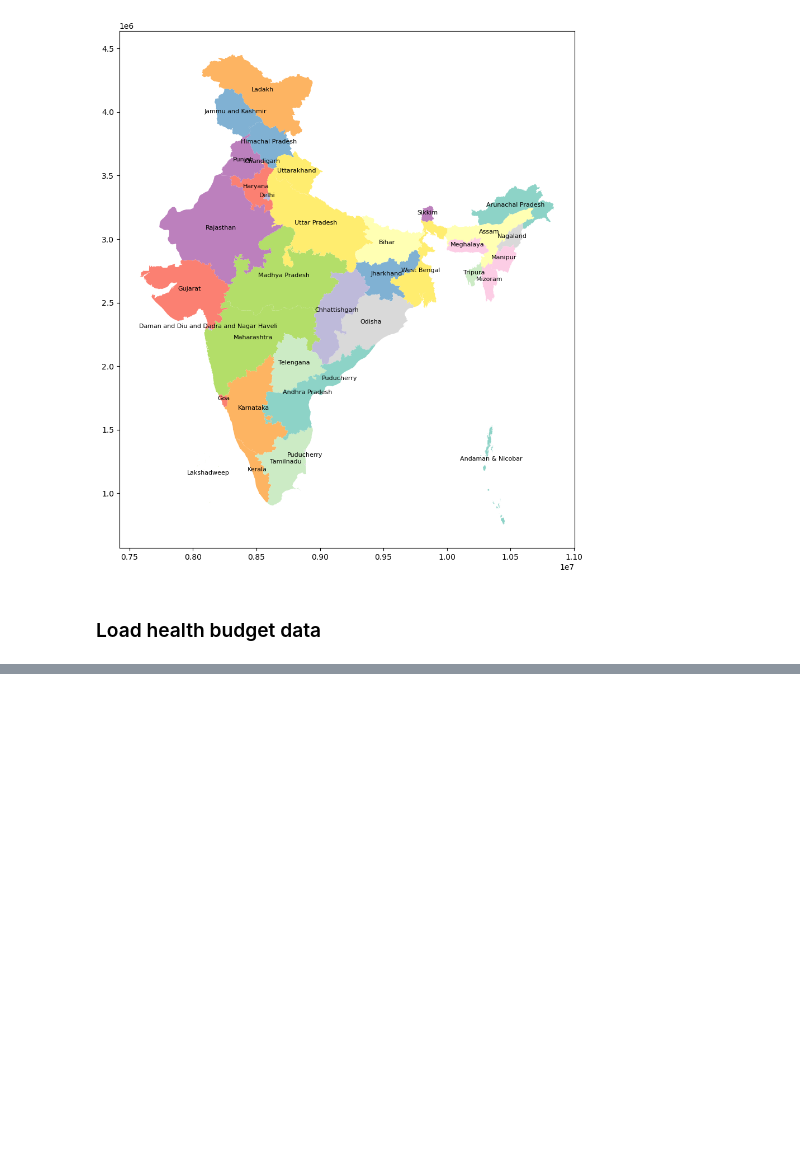
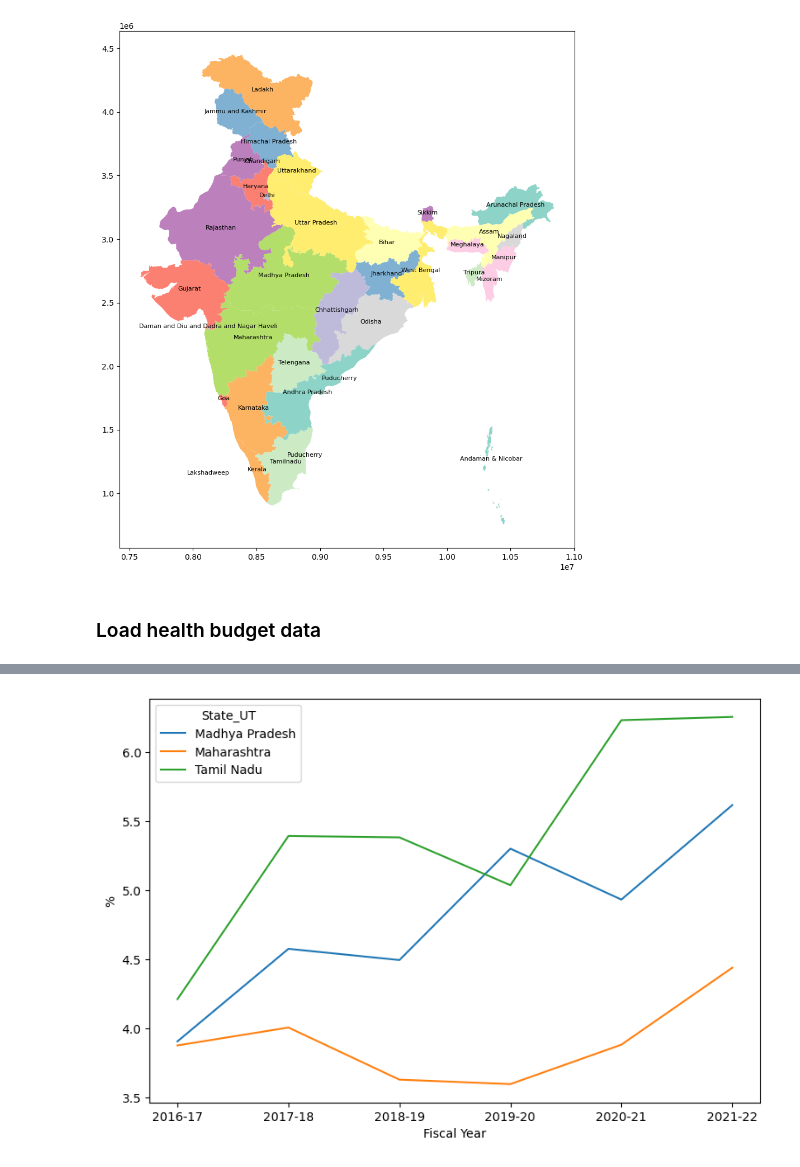
Before and after one commit to vidushi711/SDS_Final, a Jupyter notebook: final.ipynb, the cells around one changed output, grey strips where cells are left out. Cells and saved outputs as stored; diff of their text form; code cells hidden in the pictures; blank space fills up the shorter version.

```diff
--- a/final.ipynb
+++ b/final.ipynb
@@ -64,0 +94,6 @@ array(['2016-17', '2017-18', '2018-19', '2019-20', '2020-21', '2021-22',
+# %%
+healthBudget_states.pivot(index='Fiscal Year', columns='State_UT', values='Total Health Sector Expenditure as % of State Budget').plot(kind='line', figsize=(9, 6))
+plt.ylabel('%')
+plt.show()
+# %% [output]
+[figure, added]
```
Also changed, not shown: parts of 3 cells of this notebook, 7 other files.
